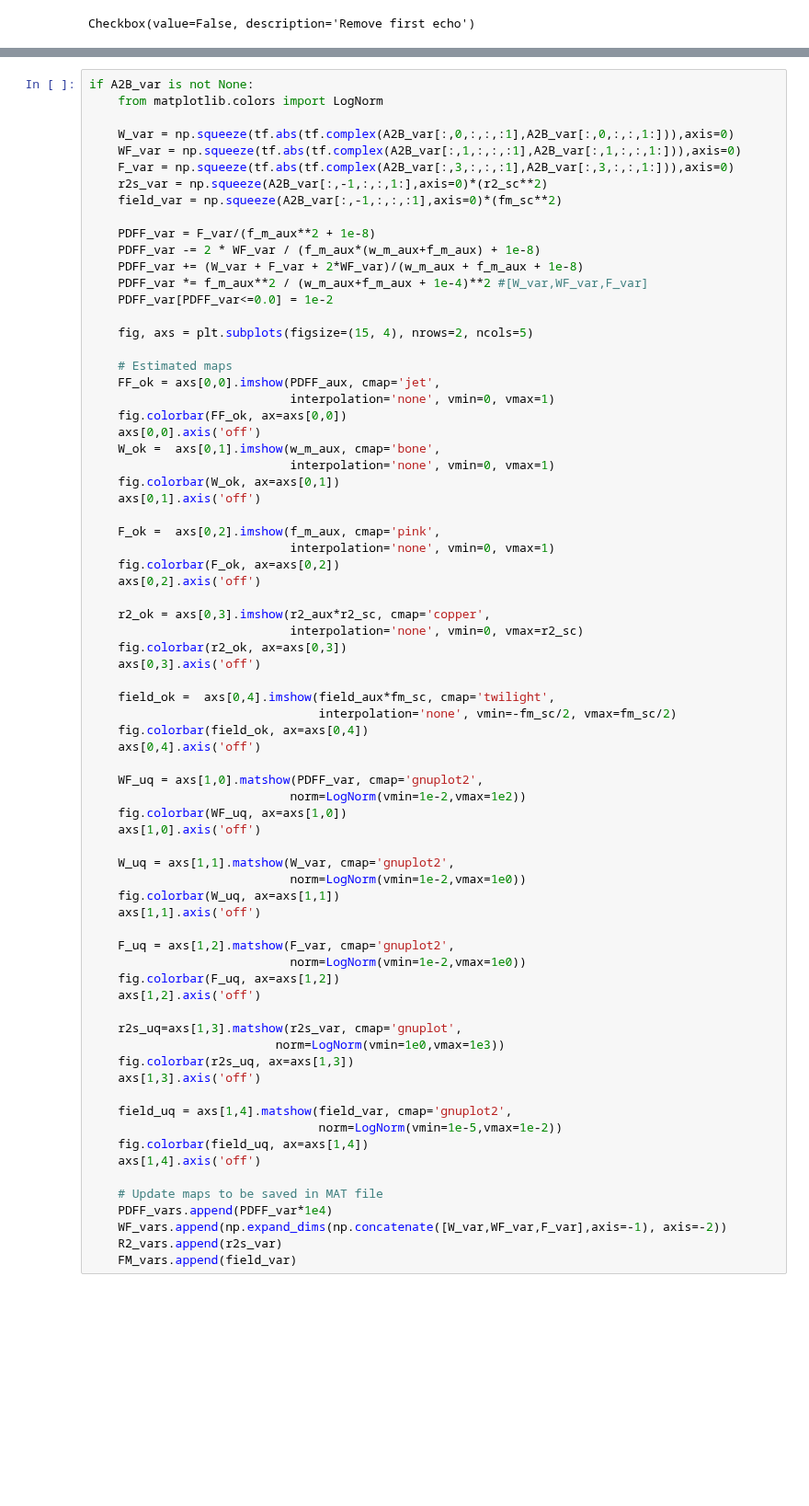
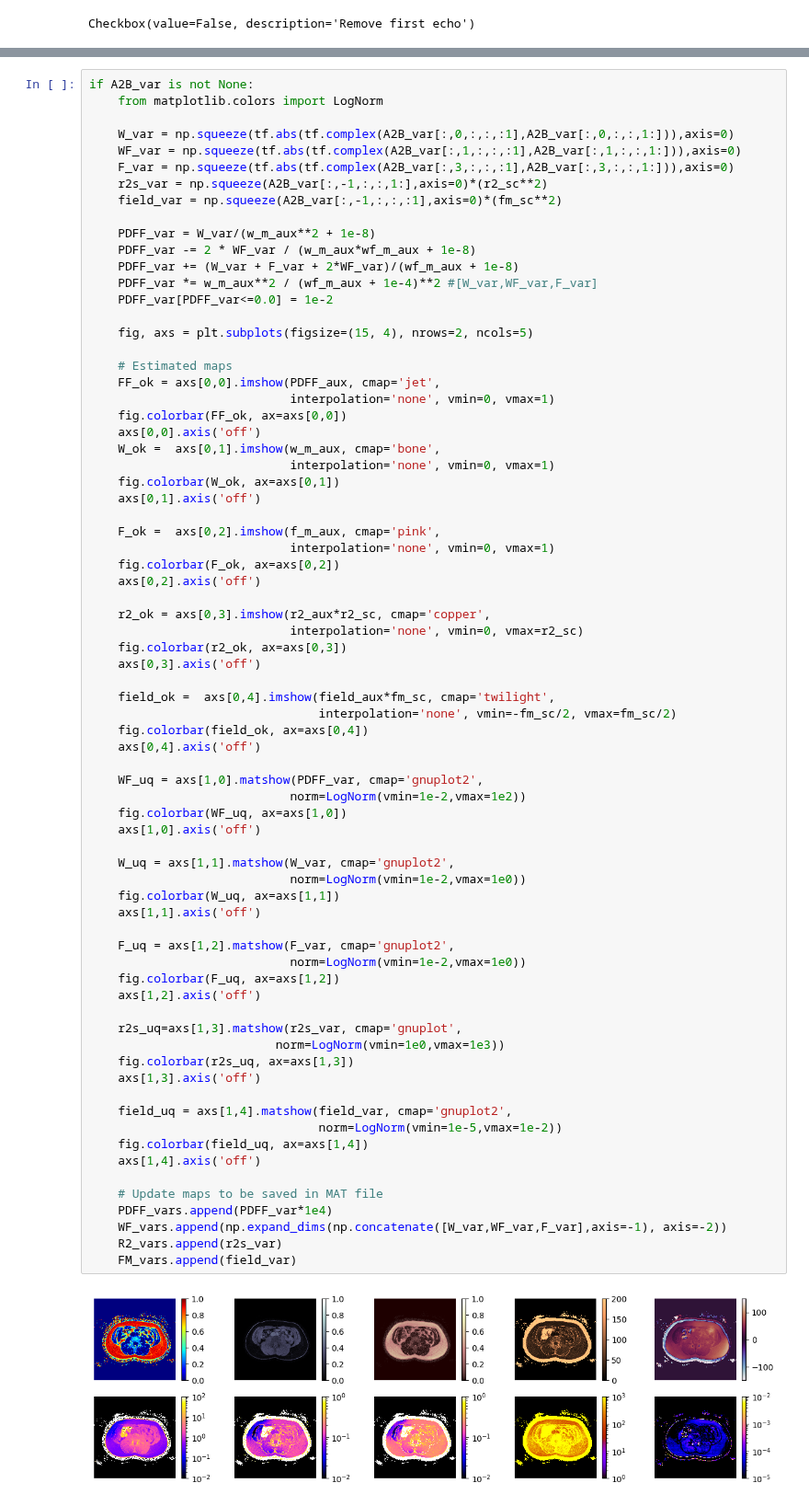
Before and after one commit to jpmeneses/IDEAL-GAN, a Jupyter notebook: try-models.ipynb, the cells around one changed output, grey strips where cells are left out. Shown at 92% size. Cells and saved outputs as stored; diff of their text form; blank space fills up the shorter version.

Commit message:
Debug PDFF uncertainty quantification

```diff
--- a/try-models.ipynb
+++ b/try-models.ipynb
@@ -424,10 +402,10 @@ if A2B_var is not None:
     r2s_var = np.squeeze(A2B_var[:,-1,:,:,1:],axis=0)*(r2_sc**2)
     field_var = np.squeeze(A2B_var[:,-1,:,:,:1],axis=0)*(fm_sc**2)
 
-    PDFF_var = F_var/(f_m_aux**2 + 1e-8)
-    PDFF_var -= 2 * WF_var / (f_m_aux*(w_m_aux+f_m_aux) + 1e-8)
-    PDFF_var += (W_var + F_var + 2*WF_var)/(w_m_aux + f_m_aux + 1e-8)
-    PDFF_var *= f_m_aux**2 / (w_m_aux+f_m_aux + 1e-4)**2 #[W_var,WF_var,F_var]
+    PDFF_var = W_var/(w_m_aux**2 + 1e-8)
+    PDFF_var -= 2 * WF_var / (w_m_aux*wf_m_aux + 1e-8)
+    PDFF_var += (W_var + F_var + 2*WF_var)/(wf_m_aux + 1e-8)
+    PDFF_var *= w_m_aux**2 / (wf_m_aux + 1e-4)**2 #[W_var,WF_var,F_var]
     PDFF_var[PDFF_var<=0.0] = 1e-2
 
     fig, axs = plt.subplots(figsize=(15, 4), nrows=2, ncols=5)
@@ -460,31 +438,33 @@ if A2B_var is not None:
     WF_uq = axs[1,0].matshow(PDFF_var, cmap='gnuplot2',
                             norm=LogNorm(vmin=1e-2,vmax=1e2))
     fig.colorbar(WF_uq, ax=axs[1,0])
     axs[1,0].axis('off')
 
     W_uq = axs[1,1].matshow(W_var, cmap='gnuplot2',
                             norm=LogNorm(vmin=1e-2,vmax=1e0))
     fig.colorbar(W_uq, ax=axs[1,1])
     axs[1,1].axis('off')
 
     F_uq = axs[1,2].matshow(F_var, cmap='gnuplot2',
                             norm=LogNorm(vmin=1e-2,vmax=1e0))
     fig.colorbar(F_uq, ax=axs[1,2])
     axs[1,2].axis('off')
 
     r2s_uq=axs[1,3].matshow(r2s_var, cmap='gnuplot',
                           norm=LogNorm(vmin=1e0,vmax=1e3))
     fig.colorbar(r2s_uq, ax=axs[1,3])
     axs[1,3].axis('off')
 
     field_uq = axs[1,4].matshow(field_var, cmap='gnuplot2',
                                 norm=LogNorm(vmin=1e-5,vmax=1e-2))
     fig.colorbar(field_uq, ax=axs[1,4])
     axs[1,4].axis('off')
 
     # Update maps to be saved in MAT file
     PDFF_vars.append(PDFF_var*1e4)
     WF_vars.append(np.expand_dims(np.concatenate([W_var,WF_var,F_var],axis=-1), axis=-2))
     R2_vars.append(r2s_var)
     FM_vars.append(field_var)
+# %% [output]
+[figure, added]
 # %%
```
Also changed, not shown: parts of 4 cells of this notebook.
